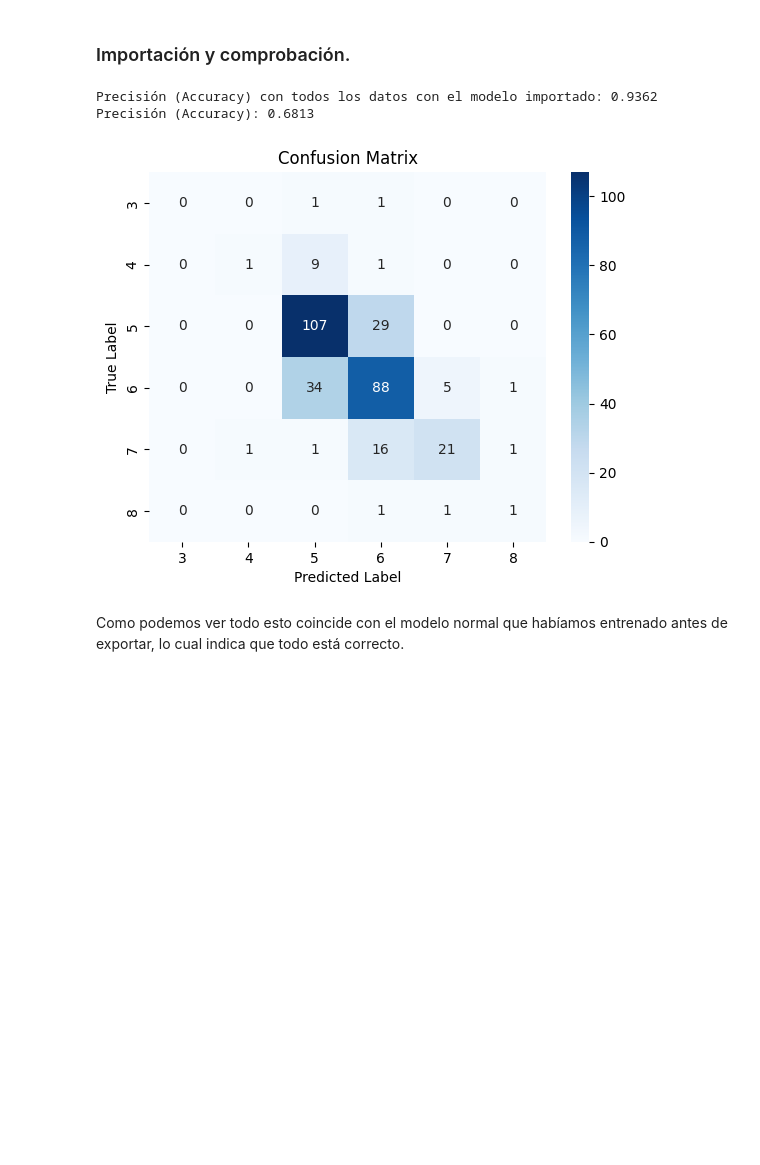
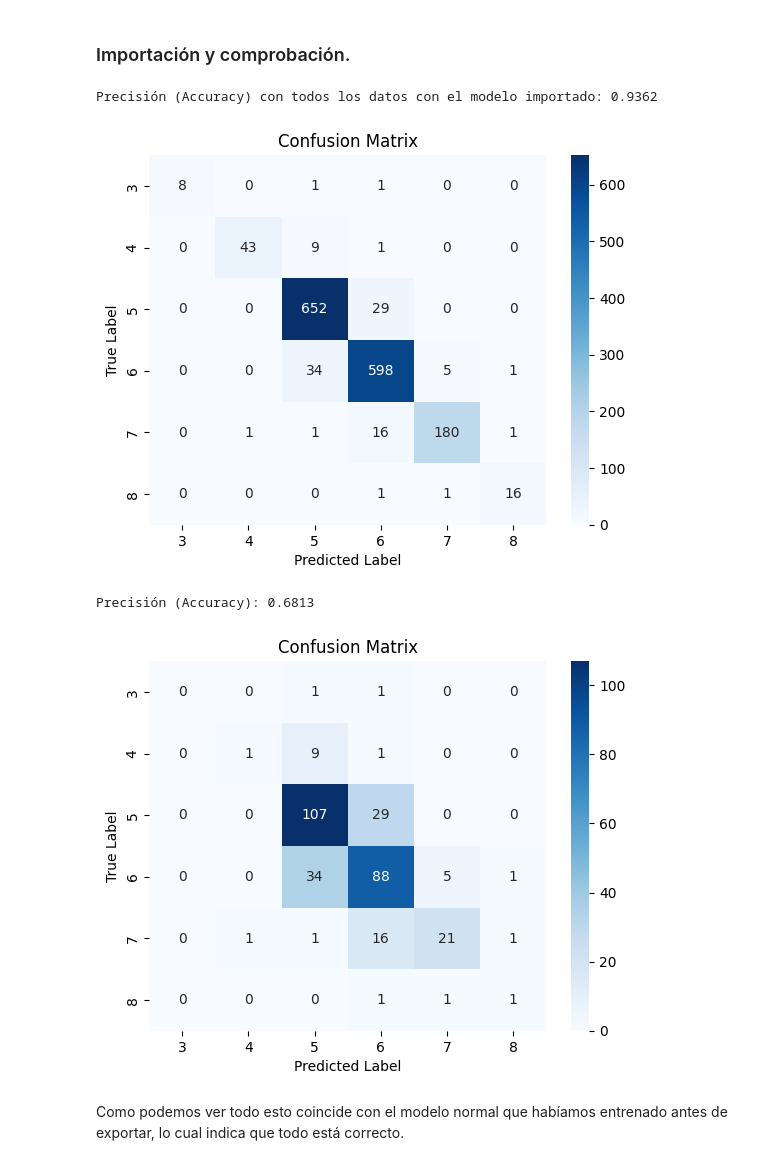
Before and after one commit to SergioManuelJob/WineQualityStudy, a Jupyter notebook: Activity_3_5_.ipynb, the cells around one changed output. Drawn from its saved outputs; the diff is of its cells as text; code cells hidden in the pictures; blank space fills up the shorter version.

```diff
--- a/Activity_3_5_.ipynb
+++ b/Activity_3_5_.ipynb
@@ -260,2 +264,11 @@ six_best_columns = ['volatile acidity', 'citric acid', 'total sulfur dioxide', '
+# %%
+# Estas son las 5 columnas que son mejores para entrenar
+Kbest_selected_columns = ['volatile acidity', 'chlorides', 'total sulfur dioxide', 'density', 'alcohol']
+# Aqui selecciono las 4 mejores columnas
+four_best_columns = ['volatile acidity', 'total sulfur dioxide', 'density', 'alcohol']
+# Estas son las 3 mejores columnas
+three_best_columns = ['volatile acidity', 'density', 'alcohol']
+# Las 6 mejores columnas:
+six_best_columns = ['volatile acidity', 'residual sugar', 'chlorides', 'total sulfur dioxide', 'density', 'alcohol']
 # %%
 X_train, X_test, y_train, y_test = sklearn.model_selection.train_test_split(X, y, test_size=0.2, random_state=42, stratify=y)
@@ -572,27 +587,40 @@ with open('random_forest_model.pkl', 'wb') as file:
 # %%
 pickle_model = pickle.load(open('random_forest_model.pkl', 'rb'))
 
 y_pred = pickle_model.predict(X[six_best_columns])
 print(f'Precisión (Accuracy) con todos los datos con el modelo importado: {pickle_model.score(X[six_best_columns], y):.4f}')
+
+conf_matrix = sklearn.metrics.confusion_matrix(y, y_pred)
+# Obtener las etiquetas de clase
+class_labels = sorted(y_test.unique())
+# Crear un mapa de calor con etiquetas de clase
+sns.heatmap(conf_matrix, annot=True, fmt="d", cmap="Blues", xticklabels=class_labels, yticklabels=class_labels)
+# Configurar etiquetas y título
+plt.xlabel('Predicted Label')
+plt.ylabel('True Label')
+plt.title('Confusion Matrix')
+# Mostrar el mapa de calor
+plt.show()
 
 y_pred = pickle_model.predict(X_test[six_best_columns])
 print(f'Precisión (Accuracy): {pickle_model.score(X_test[six_best_columns], y_test):.4f}')
 
 conf_matrix = sklearn.metrics.confusion_matrix(y_test, y_pred)
 # Obtener las etiquetas de clase
 class_labels = sorted(y_test.unique())
 # Crear un mapa de calor con etiquetas de clase
 sns.heatmap(conf_matrix, annot=True, fmt="d", cmap="Blues", xticklabels=class_labels, yticklabels=class_labels)
 # Configurar etiquetas y título
 plt.xlabel('Predicted Label')
 plt.ylabel('True Label')
 plt.title('Confusion Matrix')
 # Mostrar el mapa de calor
 plt.show()
 # %% [output]
 Precisión (Accuracy) con todos los datos con el modelo importado: 0.9362
-Precisión (Accuracy): 0.6813
-[figure, old version]
+[figure, new version]
+Precisión (Accuracy): 0.6813
+[figure, added]
 # %% [markdown]
 Como podemos ver todo esto coincide con el modelo normal que habíamos entrenado antes de exportar, lo cual indica que todo está correcto.
 # %% [markdown]
```
Also changed, not shown: parts of 18 cells of this notebook.
